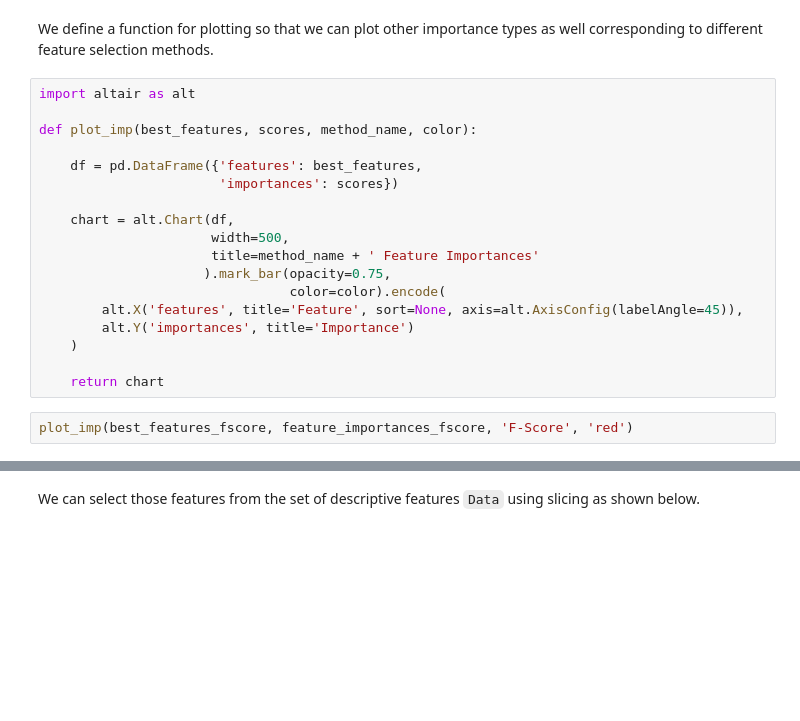
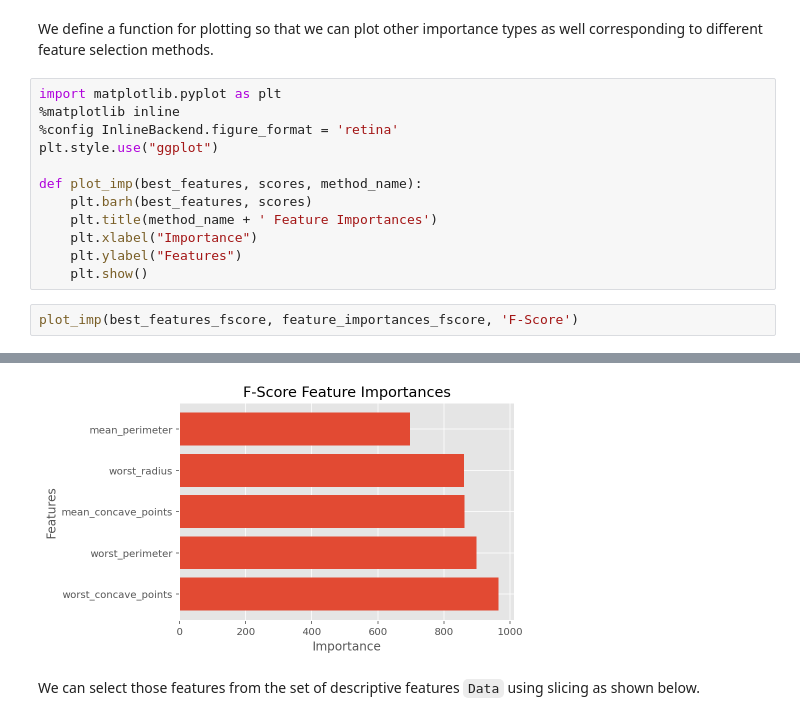
Before and after one commit to akmand/machine_learning_tutorials, a Jupyter notebook: SK2.ipynb, the cells around one changed output, grey strips where cells are left out. Cells and saved outputs as stored; diff of their text form; blank space fills up the shorter version.

```diff
--- a/SK2.ipynb
+++ b/SK2.ipynb
@@ -172,24 +170,18 @@ array([964.38539345, 897.94421886, 861.67602001, 860.78170699,
        697.23527248])
 # %% [markdown]
 We define a function for plotting so that we can plot other importance types as well corresponding to different feature selection methods.
-# %%
-import altair as alt
-
-def plot_imp(best_features, scores, method_name, color):
-
-    df = pd.DataFrame({'features': best_features,
-                       'importances': scores})
-
-    chart = alt.Chart(df,
-                      width=500,
-                      title=method_name + ' Feature Importances'
-                     ).mark_bar(opacity=0.75,
-                                color=color).encode(
-        alt.X('features', title='Feature', sort=None, axis=alt.AxisConfig(labelAngle=45)),
-        alt.Y('importances', title='Importance')
-    )
-
-    return chart
+# %%
+import matplotlib.pyplot as plt
+%matplotlib inline
+%config InlineBackend.figure_format = 'retina'
+plt.style.use("ggplot")
+
+def plot_imp(best_features, scores, method_name):
+    plt.barh(best_features, scores)
+    plt.title(method_name + ' Feature Importances')
+    plt.xlabel("Importance")
+    plt.ylabel("Features")
+    plt.show()
 # %%
-plot_imp(best_features_fscore, feature_importances_fscore, 'F-Score', 'red')
+plot_imp(best_features_fscore, feature_importances_fscore, 'F-Score')
 # %% [output]
@@ -197,3 +188,4 @@ plot_imp(best_features_fscore, feature_importances_fscore, 'F-Score', 'red')
+[figure, added]
 # %% [markdown]
 We can select those features from the set of descriptive features `Data` using slicing as shown below.
 # %%
```
Also changed, not shown: parts of 31 cells of this notebook, 2 other files.
